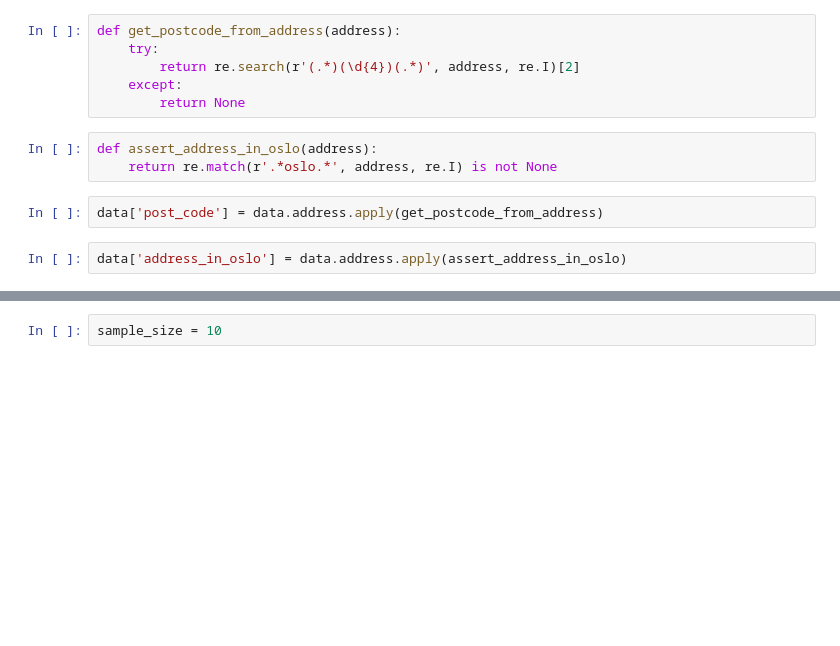
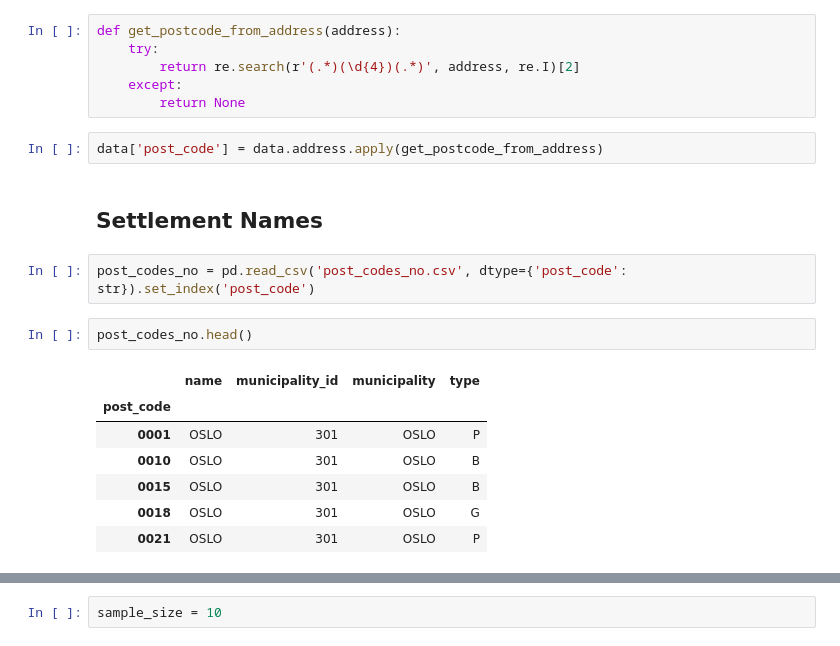
Before and after one commit to rossrco/analyses, a Jupyter notebook: home_oslo_home/modelling.ipynb, the cells around one changed output, grey strips where cells are left out. Cells and saved outputs as stored; diff of their text form; blank space fills up the shorter version.

```diff
--- a/home_oslo_home/modelling.ipynb
+++ b/home_oslo_home/modelling.ipynb
@@ -90,10 +85,19 @@ def get_postcode_from_address(address):
         return re.search(r'(.*)(\d{4})(.*)', address, re.I)[2]
     except:
         return None
-# %%
-def assert_address_in_oslo(address):
-    return re.match(r'.*oslo.*', address, re.I) is not None
 # %%
 data['post_code'] = data.address.apply(get_postcode_from_address)
-# %%
-data['address_in_oslo'] = data.address.apply(assert_address_in_oslo)
+# %% [markdown]
+## Settlement Names
+# %%
+post_codes_no = pd.read_csv('post_codes_no.csv', dtype={'post_code': str}).set_index('post_code')
+# %%
+post_codes_no.head()
+# %% [output]
+|  | name | municipality_id | municipality | type |
+| post_code |  |  |  |  |
+| 0001 | OSLO | 301 | OSLO | P |
+| 0010 | OSLO | 301 | OSLO | B |
+| 0015 | OSLO | 301 | OSLO | B |
+| 0018 | OSLO | 301 | OSLO | G |
+| 0021 | OSLO | 301 | OSLO | P |
```
Also changed, not shown: parts of 93 cells of this notebook.
